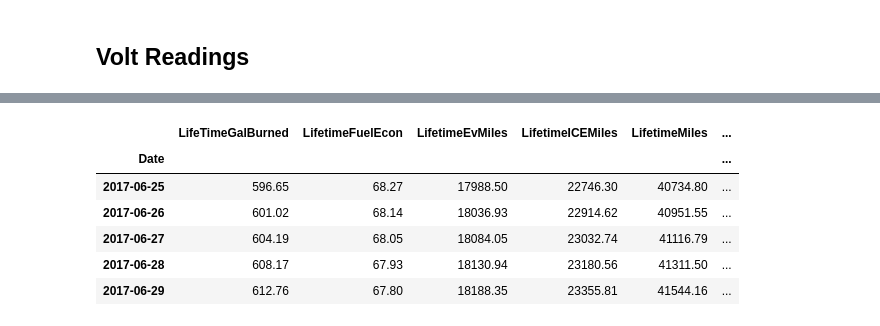
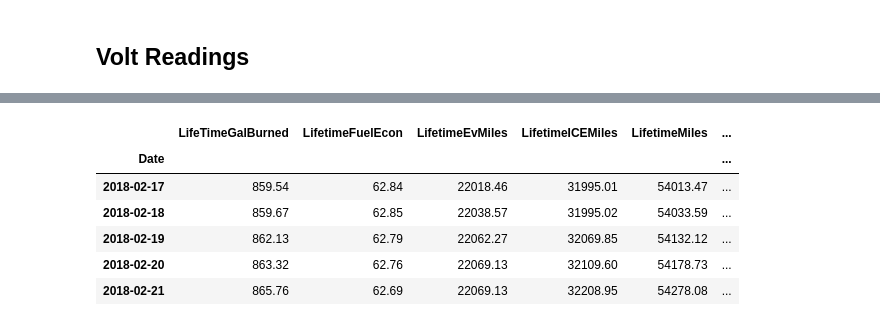
Before and after one commit to derek-palmer/volt-metrics, a Jupyter notebook: volt-metrics/volume/Volt Analytics.ipynb, the cells around one changed output, grey strips where cells are left out. Cells and saved outputs as stored; diff of their text form; code cells hidden in the pictures.

```diff
--- a/jupyter/volume/Volt Analytics.ipynb
+++ b/volt-metrics/volume/Volt Analytics.ipynb
@@ -60,7 +63,7 @@ voltDailyData.head()
 # %%
 # Add '250+' miles to any DailyMPG value that has a value of infinity
 # Why 250+? That's the "infinity mileage" that the volt displays in car
-voltDailyData = voltDailyData.replace(np.inf, '250+')
+voltDailyData = voltDailyData.replace(np.inf, 250)
 voltDailyData.head()
 # %% [output]
 |  | Date | TotalMilesDriven | EvMilesDriven | GallonsBurned | TotalICEMiles | DailyMPG |
@@ -132,12 +135,12 @@ voltReadings.head()
 # %%
 # Combine dataframes based on date indexes
 voltStats = pd.concat([voltReadings.set_index('Date'),voltDailyData.set_index('Date')], join='inner', axis=1)
-voltStats.head()
+voltStats.tail()
 # %% [output]
 |  | LifeTimeGalBurned | LifetimeFuelEcon | LifetimeEvMiles | LifetimeICEMiles | LifetimeMiles | ... |
 | Date |  |  |  |  |  | ... |
-| 2017-06-25 | 596.65 | 68.27 | 17988.50 | 22746.30 | 40734.80 | ... |
-| 2017-06-26 | 601.02 | 68.14 | 18036.93 | 22914.62 | 40951.55 | ... |
-| 2017-06-27 | 604.19 | 68.05 | 18084.05 | 23032.74 | 41116.79 | ... |
-| 2017-06-28 | 608.17 | 67.93 | 18130.94 | 23180.56 | 41311.50 | ... |
-| 2017-06-29 | 612.76 | 67.80 | 18188.35 | 23355.81 | 41544.16 | ... |
+| 2018-02-17 | 859.54 | 62.84 | 22018.46 | 31995.01 | 54013.47 | ... |
+| 2018-02-18 | 859.67 | 62.85 | 22038.57 | 31995.02 | 54033.59 | ... |
+| 2018-02-19 | 862.13 | 62.79 | 22062.27 | 32069.85 | 54132.12 | ... |
+| 2018-02-20 | 863.32 | 62.76 | 22069.13 | 32109.60 | 54178.73 | ... |
+| 2018-02-21 | 865.76 | 62.69 | 22069.13 | 32208.95 | 54278.08 | ... |
```
Also changed, not shown: parts of 10 cells of this notebook, 12 other files.
